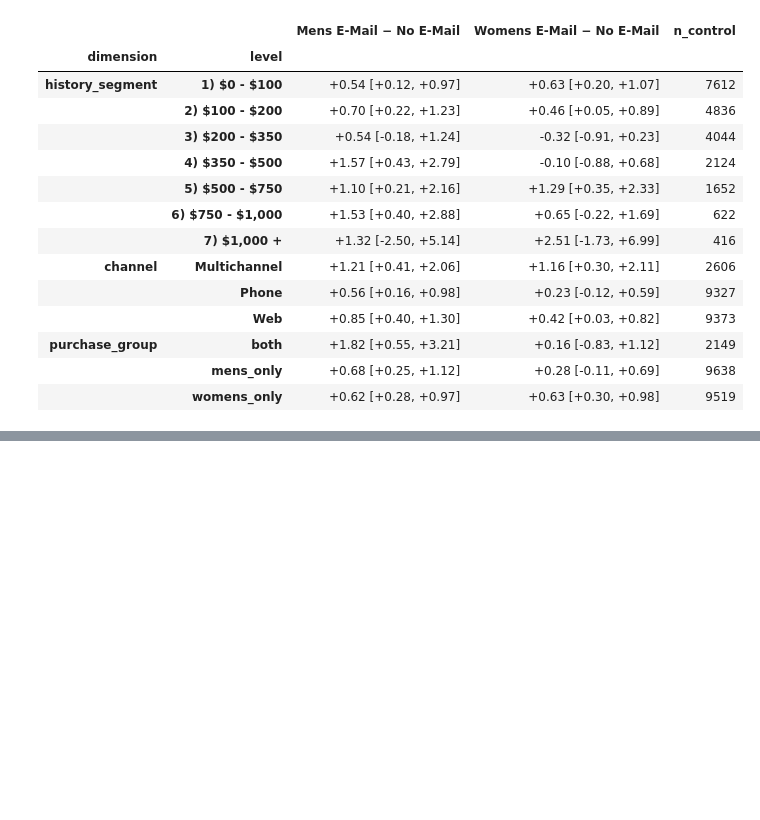
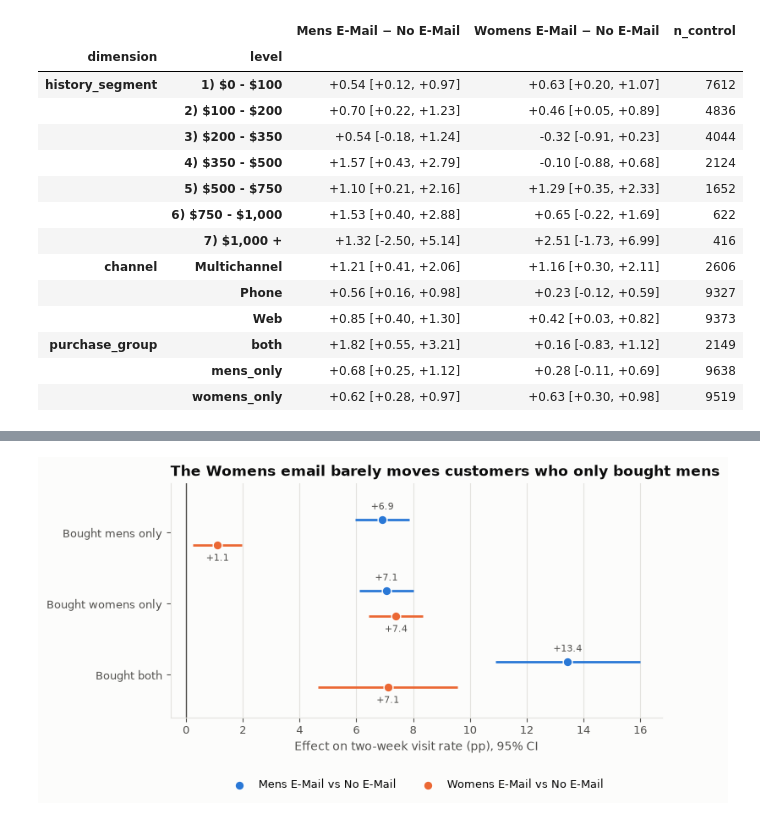
Before and after one commit to berkcansuner/hillstrom-email-uplift, a Jupyter notebook: notebooks/06_uplift.ipynb, the cells around one changed output, grey strips where cells are left out. Drawn from its saved outputs; the diff is of its cells as text; code cells hidden in the pictures; blank space fills up the shorter version.

Commit message:
Add notebook 06: segment heterogeneity tests and purchase-group chart

```diff
--- a/notebooks/06_uplift.ipynb
+++ b/notebooks/06_uplift.ipynb
@@ -93,0 +104,16 @@ interval_table("spend", 1, "{:+.2f}")
+# %%
+het_rows = []
+for by in DIMENSIONS:
+    for email in EMAILS:
+        for metric in ["visit", "spend"]:
+            het_rows.append(
+                {
+                    "dimension": by,
+                    "email": ARM_LABELS[email],
+                    "metric": metric,
+                    "p_value": heterogeneity_test(df, email, "control", metric, by),
+                }
+            )
+het = pd.DataFrame(het_rows)
+het["p_holm"] = holm_adjust(het["p_value"])
+het.style.format({"p_value": "{:.2g}", "p_holm": "{:.2g}"}).hide(axis="index")
@@ -93,0 +134,27 @@ interval_table("spend", 1, "{:+.2f}")
+# %%
+pg = seg[(seg["dimension"] == "purchase_group") & (seg["metric"] == "visit")]
+level_labels = {"mens_only": "Bought mens only", "womens_only": "Bought womens only", "both": "Bought both"}
+levels = ["mens_only", "womens_only", "both"]
+
+fig, ax = plt.subplots(figsize=(7.5, 3.6))
+y_base = np.arange(len(levels))[::-1]
+for offset, email, dy, va in [(0.18, "mens", 7, "bottom"), (-0.18, "womens", -7, "top")]:
+    sub = pg[pg["email"] == email].set_index("level").loc[levels]
+    y = y_base + offset
+    ax.hlines(y, 100 * sub["ci_low"], 100 * sub["ci_high"], color=ARM_COLORS[email], lw=2)
+    ax.scatter(100 * sub["estimate"], y, s=60, color=ARM_COLORS[email], edgecolor="white", linewidth=1,
+               zorder=3, label=f"{ARM_LABELS[email]} vs No E-Mail")
+    for yi, est in zip(y, sub["estimate"]):
+        ax.annotate(f"{100 * est:+.1f}", (100 * est, yi), xytext=(0, dy), textcoords="offset points",
+                    ha="center", va=va, fontsize=8, color=TEXT_SECONDARY)
+ax.axvline(0, color=TEXT_SECONDARY, lw=1)
+ax.set_yticks(y_base, [level_labels[level] for level in levels])
+ax.set_ylim(-0.6, len(levels) - 0.3)
+ax.grid(axis="y", visible=False)
+ax.set_xlabel("Effect on two-week visit rate (pp), 95% CI")
+ax.set_title("The Womens email barely moves customers who only bought mens", loc="left")
+ax.legend(loc="upper center", bbox_to_anchor=(0.5, -0.22), ncol=2)
+save_figure(fig, "06_segment_effects_purchase_group")
+plt.show()
+# %% [output]
+[figure, added]
```
Also changed, not shown: parts of 3 cells of this notebook, 1 other file.
